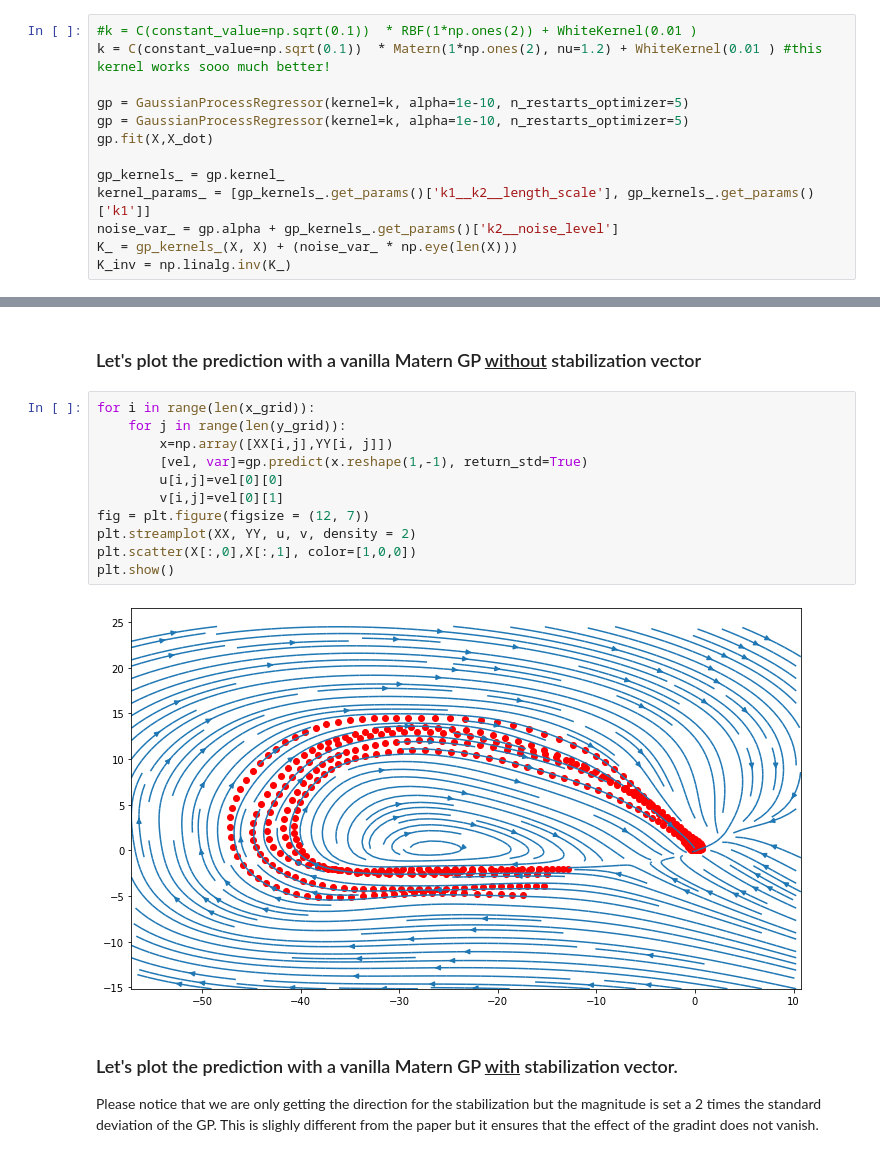
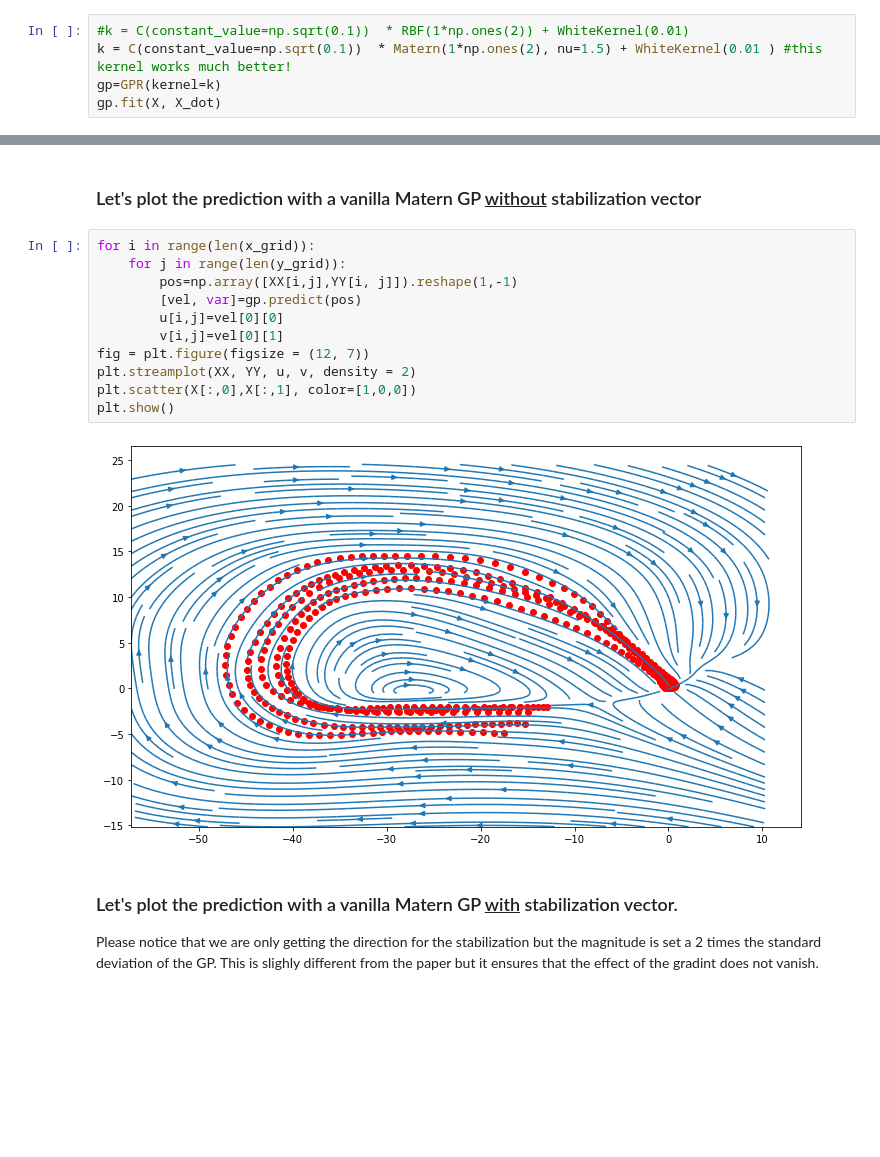
Before and after one commit to franzesegiovanni/ILoSA, a Jupyter notebook: example/Gaussian Process Dynamical System .ipynb, the cells around one changed output, grey strips where cells are left out. Saved outputs shown, nothing was run; the diff lists cells and outputs as text; blank space fills up the shorter version.

```diff
--- a/example/Gaussian Process Dynamical System .ipynb
+++ b/example/Gaussian Process Dynamical System .ipynb
@@ -45,16 +99,8 @@ Please notice that we are using a Matern kernel rather than an RBF kernel
 # %%
-#k = C(constant_value=np.sqrt(0.1))  * RBF(1*np.ones(2)) + WhiteKernel(0.01 )
-k = C(constant_value=np.sqrt(0.1))  * Matern(1*np.ones(2), nu=1.2) + WhiteKernel(0.01 ) #this kernel works sooo much better!
-
-gp = GaussianProcessRegressor(kernel=k, alpha=1e-10, n_restarts_optimizer=5)
-gp = GaussianProcessRegressor(kernel=k, alpha=1e-10, n_restarts_optimizer=5)
-gp.fit(X,X_dot)
-
-gp_kernels_ = gp.kernel_
-kernel_params_ = [gp_kernels_.get_params()['k1__k2__length_scale'], gp_kernels_.get_params()['k1']]
-noise_var_ = gp.alpha + gp_kernels_.get_params()['k2__noise_level']
-K_ = gp_kernels_(X, X) + (noise_var_ * np.eye(len(X)))
-K_inv = np.linalg.inv(K_)
+#k = C(constant_value=np.sqrt(0.1))  * RBF(1*np.ones(2)) + WhiteKernel(0.01)
+k = C(constant_value=np.sqrt(0.1))  * Matern(1*np.ones(2), nu=1.5) + WhiteKernel(0.01 ) #this kernel works much better!
+gp=GPR(kernel=k)
+gp.fit(X, X_dot)
 # %% [markdown]
 ### Let's define a grid where to evaluate the learned dynamical system
 # %%
@@ -69,16 +115,16 @@ v=np.ones((len(x_grid),len(y_grid)))
 # %%
 for i in range(len(x_grid)):
     for j in range(len(y_grid)):
-        x=np.array([XX[i,j],YY[i, j]])
-        [vel, var]=gp.predict(x.reshape(1,-1), return_std=True)
+        pos=np.array([XX[i,j],YY[i, j]]).reshape(1,-1)
+        [vel, var]=gp.predict(pos)
         u[i,j]=vel[0][0]
         v[i,j]=vel[0][1]
 fig = plt.figure(figsize = (12, 7))
 plt.streamplot(XX, YY, u, v, density = 2)
 plt.scatter(X[:,0],X[:,1], color=[1,0,0])
 plt.show()
 # %% [output]
-[figure, old version]
+[figure, new version]
 # %% [markdown]
 ### Let's plot the prediction with a vanilla Matern GP <ins>with</ins> stabilization vector.
 Please notice that we are only getting the direction for the stabilization but the magnitude is set a 2 times the standard deviation of the GP. This is slighly different from the paper but it ensures that the effect of the gradint does not vanish.
```
Also changed, not shown: parts of 11 cells of this notebook.
